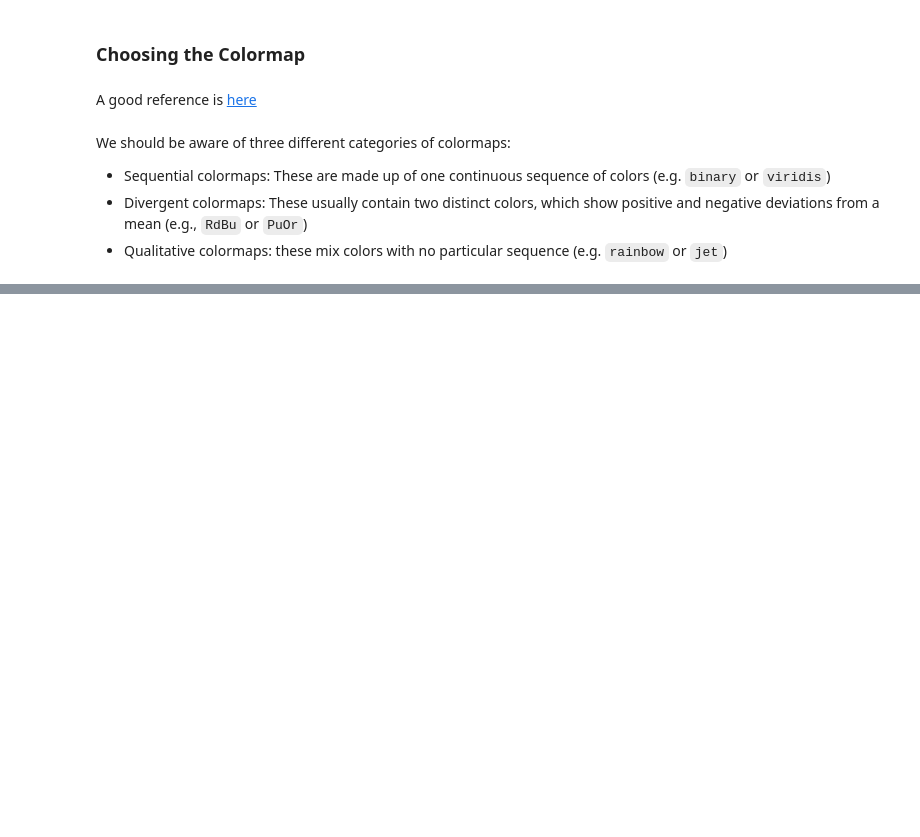
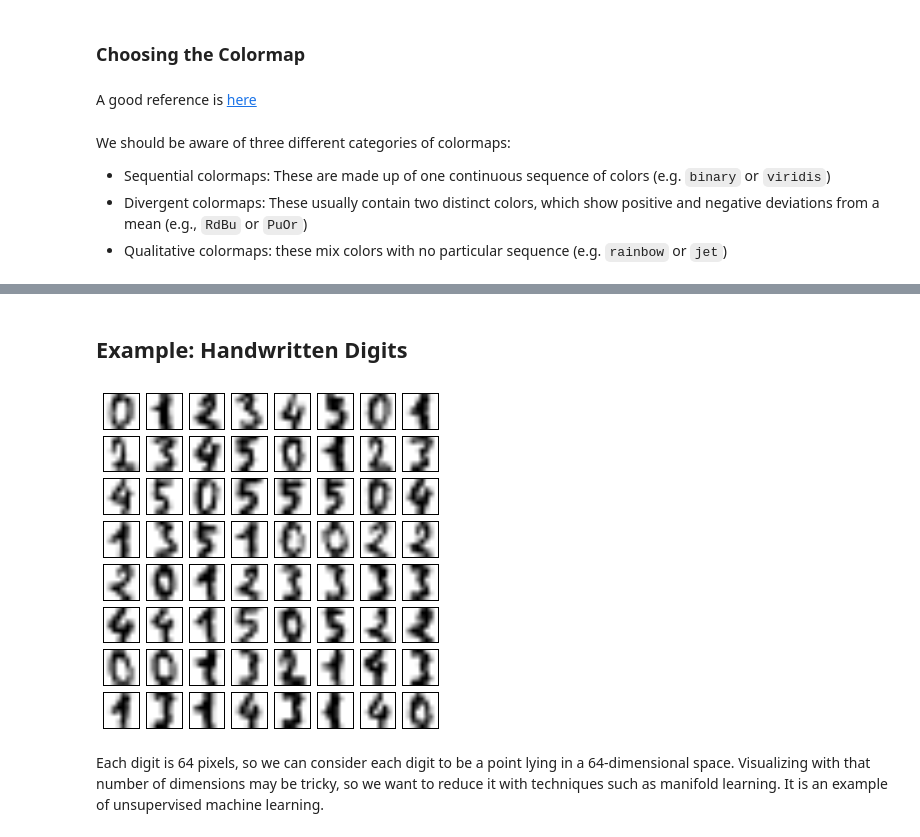
Before and after one commit to tomperr/tomperr_is_learning, a Jupyter notebook: Python_Data_Science_Handbook/Matplotlib/8_Customizing_Colorbars.ipynb, the cells around one changed output, grey strips where cells are left out. Drawn from its saved outputs; the diff is of its cells as text; code cells hidden in the pictures; blank space fills up the shorter version.

```diff
--- a/Python_Data_Science_Handbook/Matplotlib/8_Customizing_Colorbars.ipynb
+++ b/Python_Data_Science_Handbook/Matplotlib/8_Customizing_Colorbars.ipynb
@@ -56,0 +90,15 @@ We should be aware of three different categories of colormaps:
+# %% [markdown]
+## Example: Handwritten Digits
+# %%
+# load images of the digits 0 through 5 and visualize several of them
+from sklearn.datasets import load_digits
+digits = load_digits(n_class=6)
+
+fig, ax = plt.subplots(8, 8, figsize=(6, 6))
+for i, axi in enumerate(ax.flat):
+    axi.imshow(digits.images[i], cmap='binary')
+    axi.set(xticks=[], yticks=[])
+# %% [output]
+[figure, added]
+# %% [markdown]
+Each digit is 64 pixels, so we can consider each digit to be a point lying in a 64-dimensional space. Visualizing with that number of dimensions may be tricky, so we want to reduce it with techniques such as manifold learning. It is an example of unsupervised machine learning.
```
Also changed, not shown: parts of 10 cells of this notebook, 1 other file.
